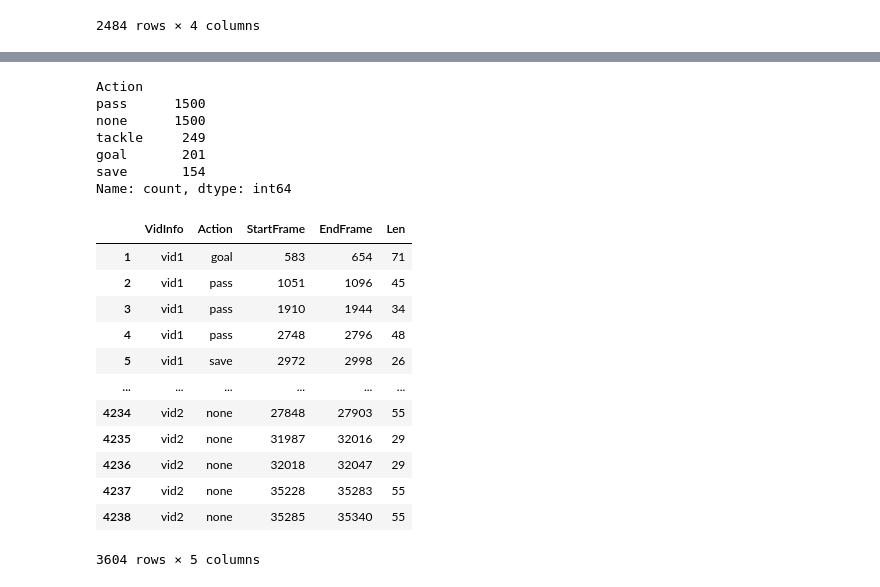
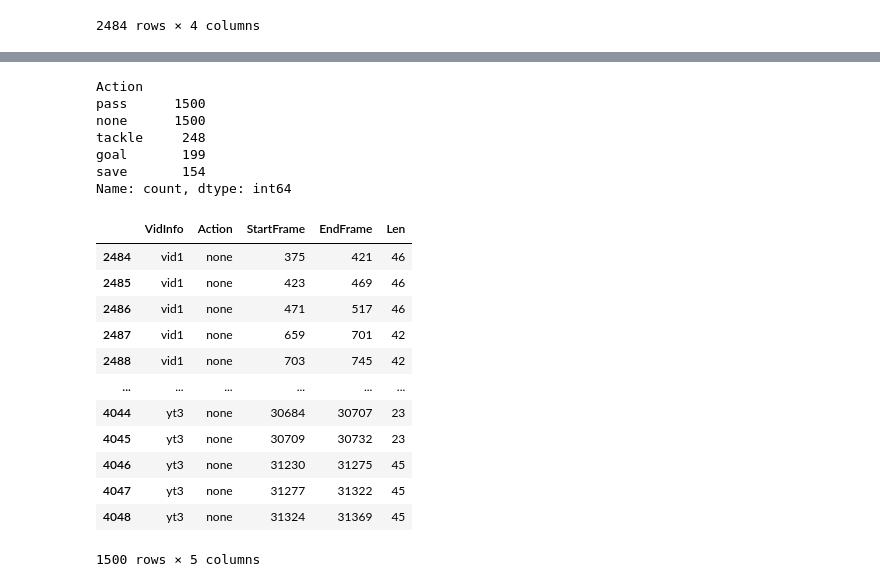
Before and after one commit to SKyrylo/FootballRecordingApp, a Jupyter notebook: dev/temp.ipynb, the cells around one changed output, grey strips where cells are left out. Cells and saved outputs as stored; diff of their text form; code cells hidden in the pictures.

```diff
--- a/dev/temp.ipynb
+++ b/dev/temp.ipynb
@@ -118,8 +127,8 @@ Name: count, dtype: int64
 # %%
 import numpy as np
 
-remove_pass = 260
-remove_none = 255
+remove_pass = 247
+remove_none = 65
 
 drop_pass = list(np.random.choice(df[df.Action == 'pass'].index, remove_pass, replace=False))
 drop_none = list(np.random.choice(df[df.Action == 'none'].index, remove_none, replace=False))
@@ -134,23 +143,23 @@ df.Action.value_counts()
 Action
 pass      1500
 none      1500
-tackle     249
-goal       201
+tackle     248
+goal       199
 save       154
 Name: count, dtype: int64
-# %%
-df
-# %% [output]
-|  | VidInfo | Action | StartFrame | EndFrame | Len |
-| 1 | vid1 | goal | 583 | 654 | 71 |
-| 2 | vid1 | pass | 1051 | 1096 | 45 |
-| 3 | vid1 | pass | 1910 | 1944 | 34 |
-| 4 | vid1 | pass | 2748 | 2796 | 48 |
-| 5 | vid1 | save | 2972 | 2998 | 26 |
-| ... | ... | ... | ... | ... | ... |
-| 4234 | vid2 | none | 27848 | 27903 | 55 |
-| 4235 | vid2 | none | 31987 | 32016 | 29 |
-| 4236 | vid2 | none | 32018 | 32047 | 29 |
-| 4237 | vid2 | none | 35228 | 35283 | 55 |
-| 4238 | vid2 | none | 35285 | 35340 | 55 |
-3604 rows × 5 columns
+# %%
+df[df.Action == 'none']
+# %% [output]
+|  | VidInfo | Action | StartFrame | EndFrame | Len |
+| 2484 | vid1 | none | 375 | 421 | 46 |
+| 2485 | vid1 | none | 423 | 469 | 46 |
+| 2486 | vid1 | none | 471 | 517 | 46 |
+| 2487 | vid1 | none | 659 | 701 | 42 |
+| 2488 | vid1 | none | 703 | 745 | 42 |
+| ... | ... | ... | ... | ... | ... |
+| 4044 | yt3 | none | 30684 | 30707 | 23 |
+| 4045 | yt3 | none | 30709 | 30732 | 23 |
+| 4046 | yt3 | none | 31230 | 31275 | 45 |
+| 4047 | yt3 | none | 31277 | 31322 | 45 |
+| 4048 | yt3 | none | 31324 | 31369 | 45 |
+1500 rows × 5 columns
```
Also changed, not shown: parts of 31 cells of this notebook, 7 other files.
